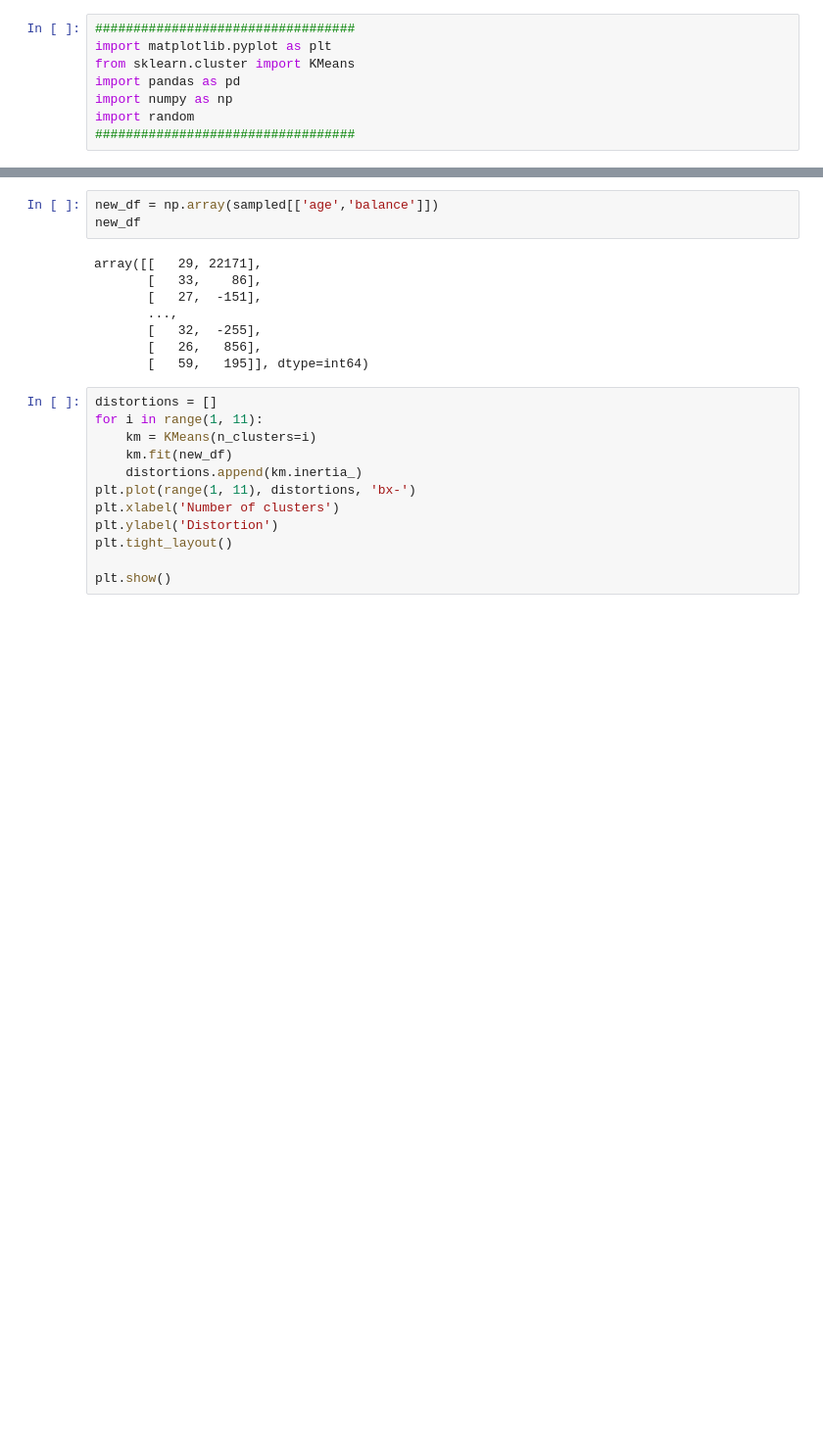
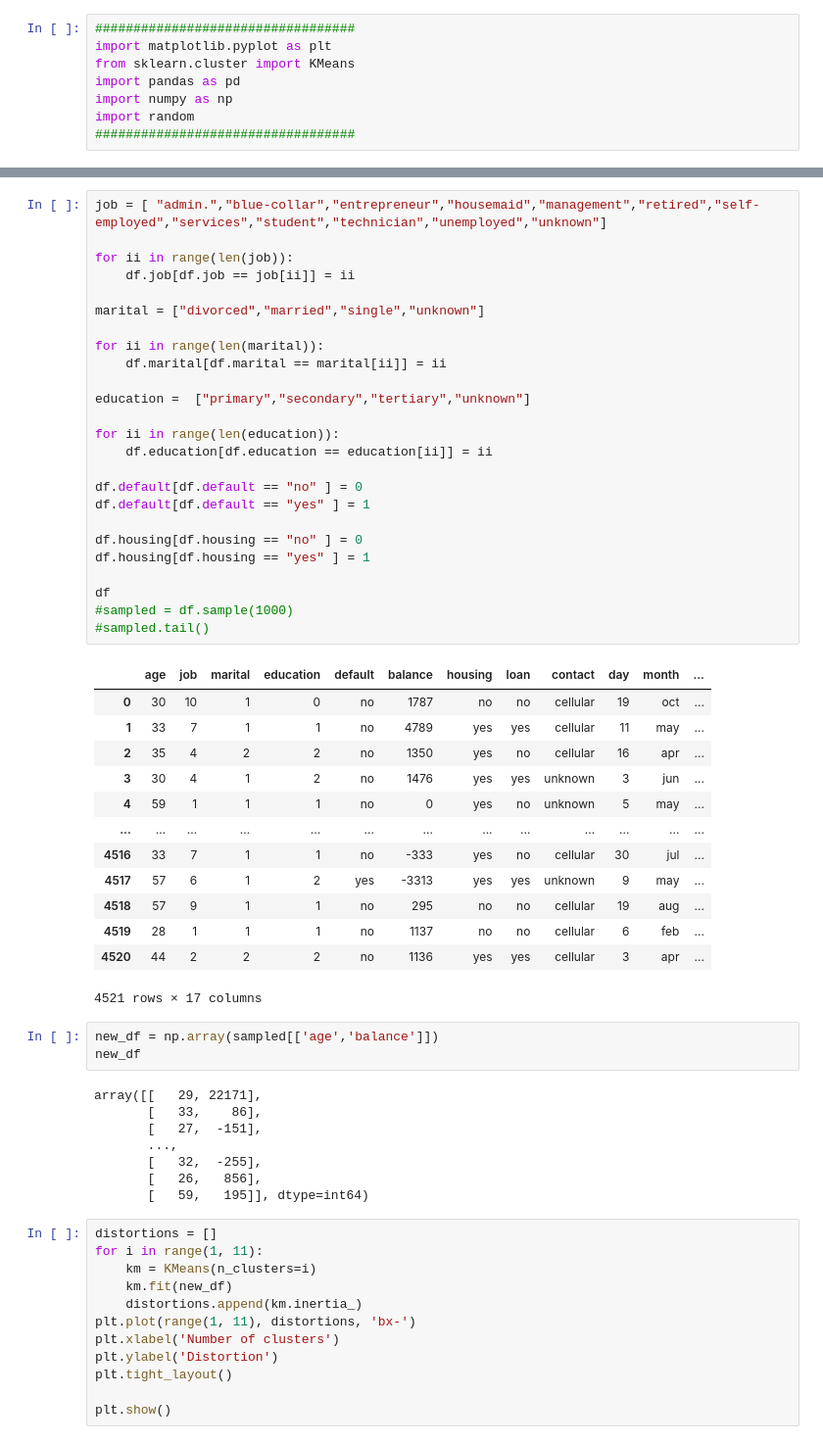
Before and after one commit to Nathaniel-Adams/CS_483_Project_2, a Jupyter notebook: Customer Segmentation/Customer_Segmentation.ipynb, the cells around one changed output, grey strips where cells are left out. Shown: that part at 98% size. Drawn from its saved outputs; the diff is of its cells as text; blank space fills up the shorter version.

```diff
--- a/Customer Segmentation/Customer_Segmentation.ipynb
+++ b/Customer Segmentation/Customer_Segmentation.ipynb
@@ -29,3 +26,42 @@ sampled.tail()
+# %%
+job = [ "admin.","blue-collar","entrepreneur","housemaid","management","retired","self-employed","services","student","technician","unemployed","unknown"]
+
+for ii in range(len(job)):
+    df.job[df.job == job[ii]] = ii
+
+marital = ["divorced","married","single","unknown"]
+
+for ii in range(len(marital)):
+    df.marital[df.marital == marital[ii]] = ii
+
+education =  ["primary","secondary","tertiary","unknown"]
+
+for ii in range(len(education)):
+    df.education[df.education == education[ii]] = ii
+
+df.default[df.default == "no" ] = 0
+df.default[df.default == "yes" ] = 1
+
+df.housing[df.housing == "no" ] = 0
+df.housing[df.housing == "yes" ] = 1
+
+df
+#sampled = df.sample(1000)
+#sampled.tail()
+# %% [output]
+|  | age | job | marital | education | default | balance | housing | loan | contact | day | month | ... |
+| 0 | 30 | 10 | 1 | 0 | no | 1787 | no | no | cellular | 19 | oct | ... |
+| 1 | 33 | 7 | 1 | 1 | no | 4789 | yes | yes | cellular | 11 | may | ... |
+| 2 | 35 | 4 | 2 | 2 | no | 1350 | yes | no | cellular | 16 | apr | ... |
+| 3 | 30 | 4 | 1 | 2 | no | 1476 | yes | yes | unknown | 3 | jun | ... |
+| 4 | 59 | 1 | 1 | 1 | no | 0 | yes | no | unknown | 5 | may | ... |
+| ... | ... | ... | ... | ... | ... | ... | ... | ... | ... | ... | ... | ... |
+| 4516 | 33 | 7 | 1 | 1 | no | -333 | yes | no | cellular | 30 | jul | ... |
+| 4517 | 57 | 6 | 1 | 2 | yes | -3313 | yes | yes | unknown | 9 | may | ... |
+| 4518 | 57 | 9 | 1 | 1 | no | 295 | no | no | cellular | 19 | aug | ... |
+| 4519 | 28 | 1 | 1 | 1 | no | 1137 | no | no | cellular | 6 | feb | ... |
+| 4520 | 44 | 2 | 2 | 2 | no | 1136 | yes | yes | cellular | 3 | apr | ... |
+4521 rows × 17 columns
 # %%
 new_df = np.array(sampled[['age','balance']])
 new_df
```
Also changed, not shown: parts of 2 cells of this notebook.
